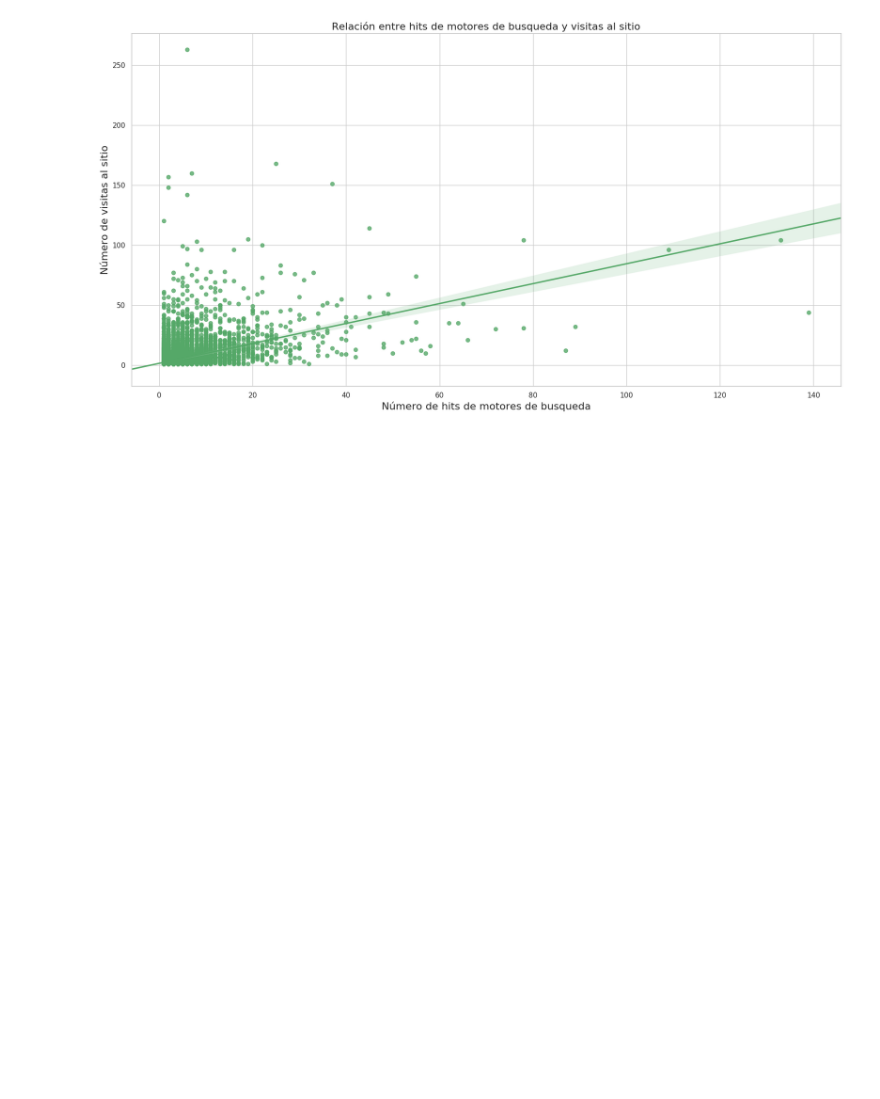
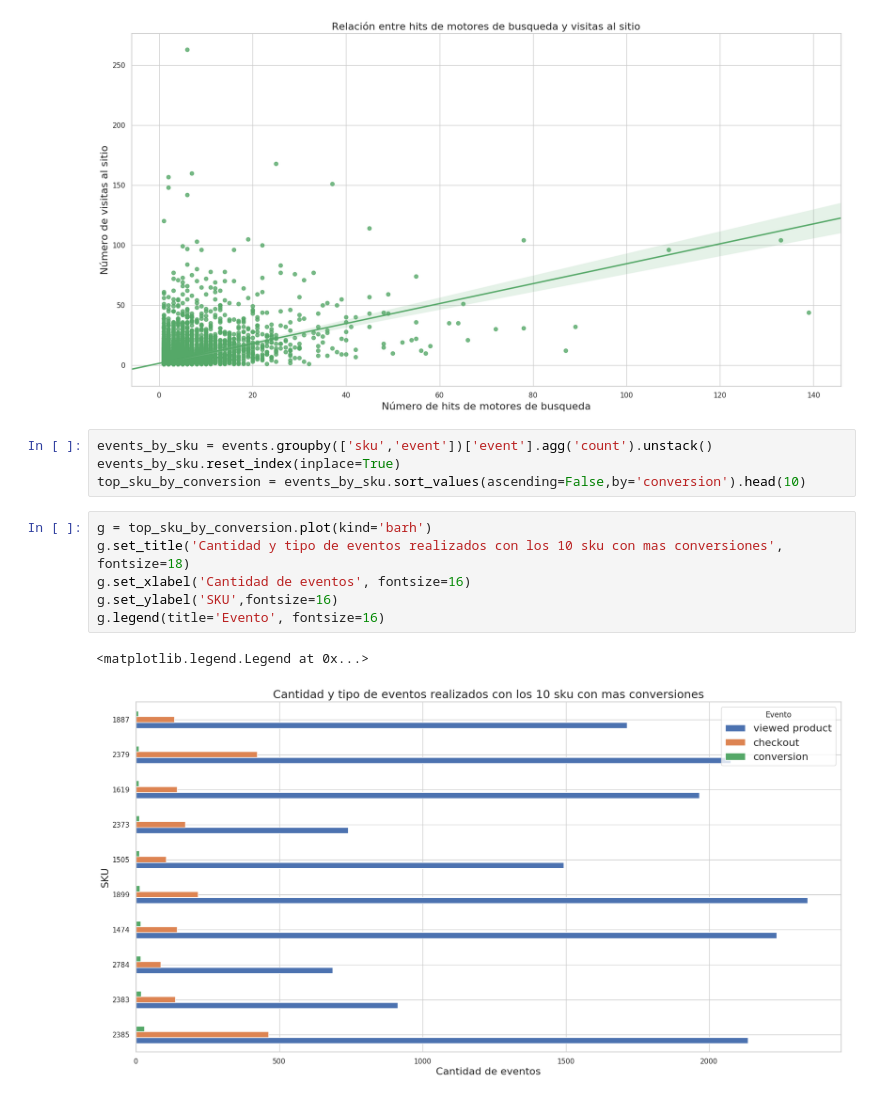
Before and after one commit to fran122157/datos-2018-2-TP1, a Jupyter notebook: TP1-trocafone.ipynb, the cells around one changed output. Saved outputs shown, nothing was run; the diff lists cells and outputs as text; blank space fills up the shorter version.

```diff
--- a/TP1-trocafone.ipynb
+++ b/TP1-trocafone.ipynb
@@ -230,3 +230,16 @@ g.set_title("Relación entre hits de motores de busqueda y visitas al sitio", fo
 # %% [output]
 Text(0.5,1,'Relación entre hits de motores de busqueda y visitas al sitio')
 [figure]
+# %%
+events_by_sku = events.groupby(['sku','event'])['event'].agg('count').unstack()
+events_by_sku.reset_index(inplace=True)
+top_sku_by_conversion = events_by_sku.sort_values(ascending=False,by='conversion').head(10)
+# %%
+g = top_sku_by_conversion.plot(kind='barh')
+g.set_title('Cantidad y tipo de eventos realizados con los 10 sku con mas conversiones', fontsize=18)
+g.set_xlabel('Cantidad de eventos', fontsize=16)
+g.set_ylabel('SKU',fontsize=16)
+g.legend(title='Evento', fontsize=16)
+# %% [output]
+<matplotlib.legend.Legend at 0x...>
+[figure, added]
```
Also changed, not shown: parts of 5 cells of this notebook.
